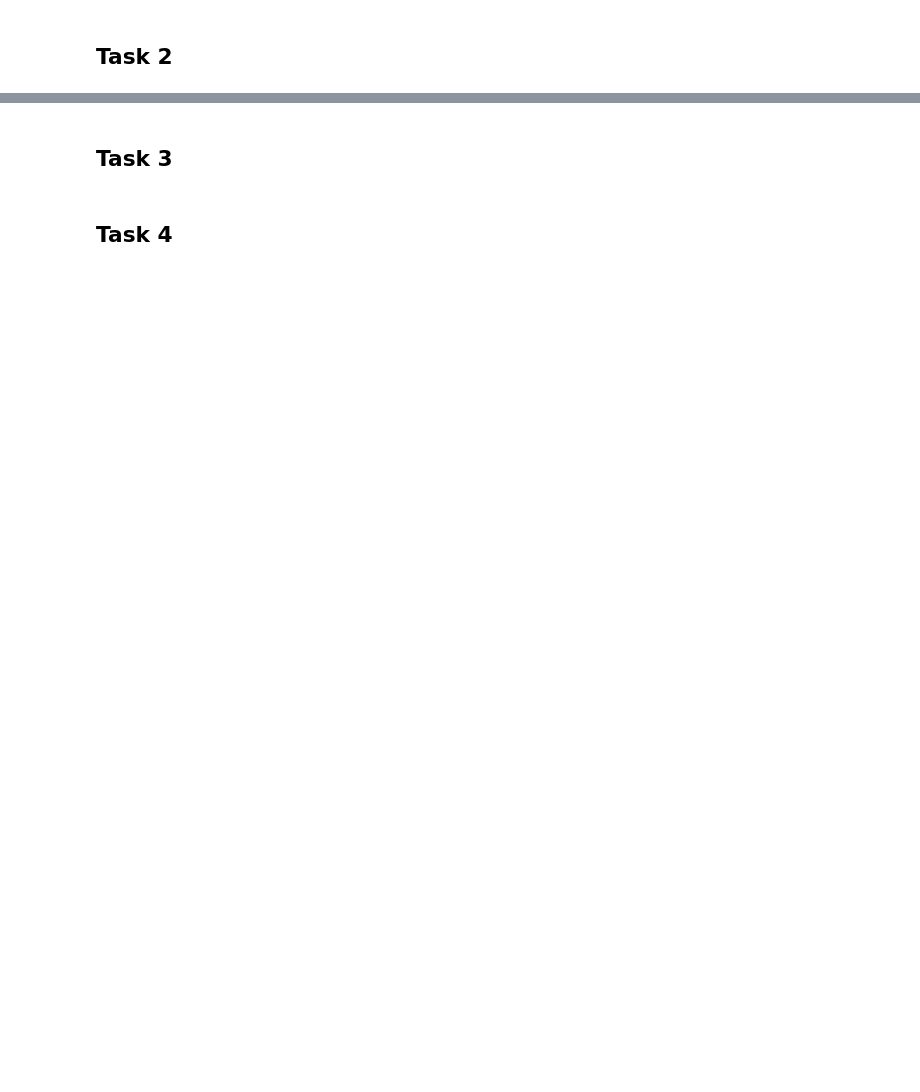
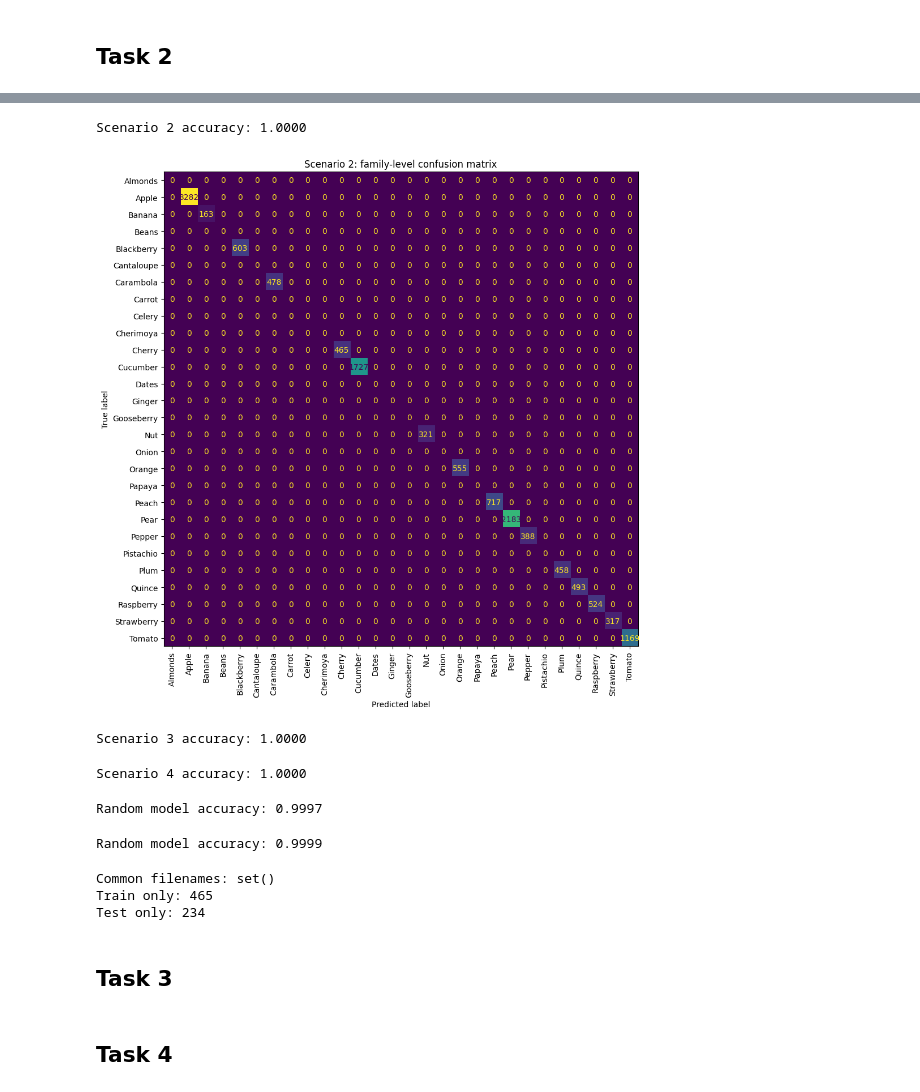
Before and after one commit to Annes2/deepLearning, a Jupyter notebook: ass1_skeleton.ipynb, the cells around one changed output, grey strips where cells are left out. Saved outputs shown, nothing was run; the diff lists cells and outputs as text; code cells hidden in the pictures; blank space fills up the shorter version.

```diff
--- a/ass1_skeleton.ipynb
+++ b/ass1_skeleton.ipynb
@@ -400,3 +493,68 @@ test_new_data_family = GardenDataset(subset="test", transform=transform, family_
+# %%
+from sklearn.metrics import confusion_matrix, ConfusionMatrixDisplay
+
+train_embs_s2, train_labels_s2 = get_embeddings(model_t2, train_data_family)
+test_embs_s2,  test_labels_s2  = get_embeddings(model_t2, test_data_family)
+acc_s2 = nn_accuracy(test_embs_s2, test_labels_s2, train_embs_s2, train_labels_s2)
+print(f"Scenario 2 accuracy: {acc_s2:.4f}")
+
+preds_s2 = [train_labels_s2[i] for i in torch.cdist(test_embs_s2, train_embs_s2).argmin(dim=1).tolist()]
+idx_to_fam = {v: k for k, v in train_data_family.family_to_idx.items()}
+labels_sorted = sorted(idx_to_fam)
+
+fig, ax = plt.subplots(figsize=(12, 10))
+ConfusionMatrixDisplay(
+    confusion_matrix(test_labels_s2, preds_s2, labels=labels_sorted),
+    display_labels=[idx_to_fam[i] for i in labels_sorted]
+).plot(ax=ax, xticks_rotation=90, colorbar=False)
+plt.title("Scenario 2: family-level confusion matrix")
+plt.tight_layout()
+plt.show()
+# %% [output]
+Scenario 2 accuracy: 1.0000
+[figure, added]
+# %%
+support_embs_s3, support_labels_s3 = get_embeddings(model_t2, support_all_data)
+test_embs_s3,    test_labels_s3    = get_embeddings(model_t2, test_new_data)
+acc_s3 = nn_accuracy(test_embs_s3, test_labels_s3, support_embs_s3, support_labels_s3)
+print(f"Scenario 3 accuracy: {acc_s3:.4f}")
+# %% [output]
+Scenario 3 accuracy: 1.0000
+# %%
+support_embs_s4, support_labels_s4 = get_embeddings(model_t2, support_all_data_family)
+test_embs_s4,    test_labels_s4    = get_embeddings(model_t2, test_new_data_family)
+acc_s4 = nn_accuracy(test_embs_s4, test_labels_s4, support_embs_s4, support_labels_s4)
+print(f"Scenario 4 accuracy: {acc_s4:.4f}")
+# %% [output]
+Scenario 4 accuracy: 1.0000
+# %%
+model_random = EmbeddingCNN(embed_dim=128).to(device)
+# no training
+
+rand_embs_train, rand_labels_train = get_embeddings(model_random, train_data)
+rand_embs_test,  rand_labels_test  = get_embeddings(model_random, test_data)
+acc_random = nn_accuracy(rand_embs_test, rand_labels_test, rand_embs_train, rand_labels_train)
+print(f"Random model accuracy: {acc_random:.4f}")
+# %% [output]
+Random model accuracy: 0.9997
+# %%
+rand_embs_train, rand_labels_train = get_embeddings(model_random, train_data_family)
+rand_embs_test,  rand_labels_test  = get_embeddings(model_random, test_data_family)
+acc_random = nn_accuracy(rand_embs_test, rand_labels_test, rand_embs_train, rand_labels_train)
+print(f"Random model accuracy: {acc_random:.4f}")
+# %% [output]
+Random model accuracy: 0.9999
+# %%
+item = train_data.items[0]
+train_files = set(os.listdir(train_data.path / item))
+test_files  = set(os.listdir(test_data.path / item))
+print("Common filenames:", train_files & test_files)
+print("Train only:", len(train_files - test_files))
+print("Test only:", len(test_files - train_files))
+# %% [output]
+Common filenames: set()
+Train only: 465
+Test only: 234
 # %% [markdown]
 ## Task 3
 # %%
```
Also changed, not shown: parts of 11 cells of this notebook.
